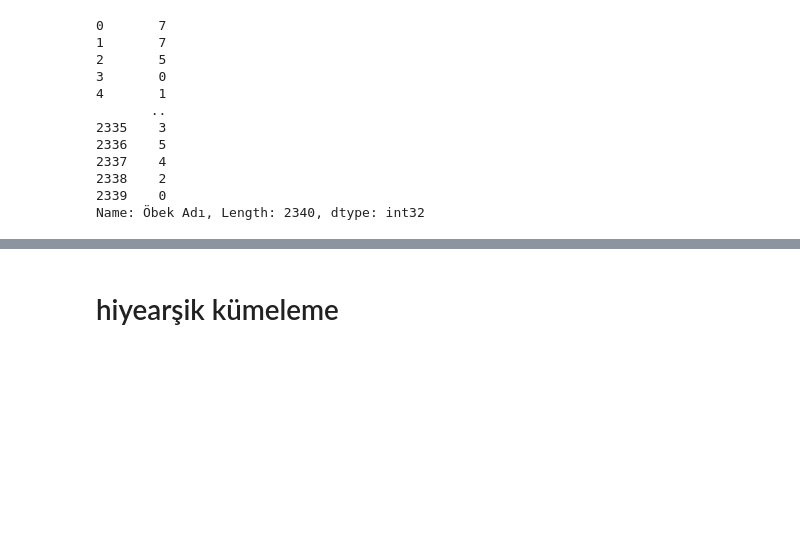
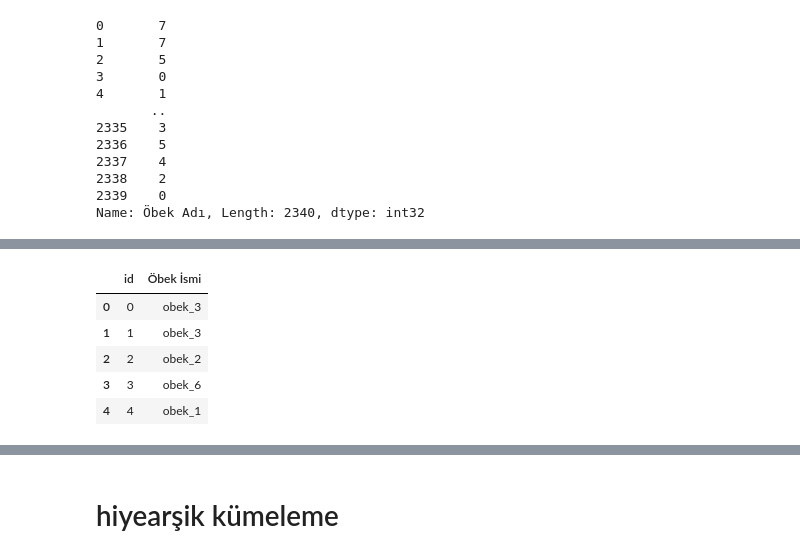
Before and after one commit to lte03/DATATHON2023, a Jupyter notebook: kümeleme_yepma.ipynb, the cells around one changed output, grey strips where cells are left out. Cells and saved outputs as stored; diff of their text form; code cells hidden in the pictures; blank space fills up the shorter version.

```diff
--- a/kümeleme_yepma.ipynb
+++ b/kümeleme_yepma.ipynb
@@ -333,0 +285,9 @@ Length of k_tahminler_fr: 1
+# %%
+data2.head()
+# %% [output]
+|  | id | Öbek İsmi |
+| 0 | 0 | obek_3 |
+| 1 | 1 | obek_3 |
+| 2 | 2 | obek_2 |
+| 3 | 3 | obek_6 |
+| 4 | 4 | obek_1 |
```
Also changed, not shown: parts of 24 cells of this notebook, 1 other file.
